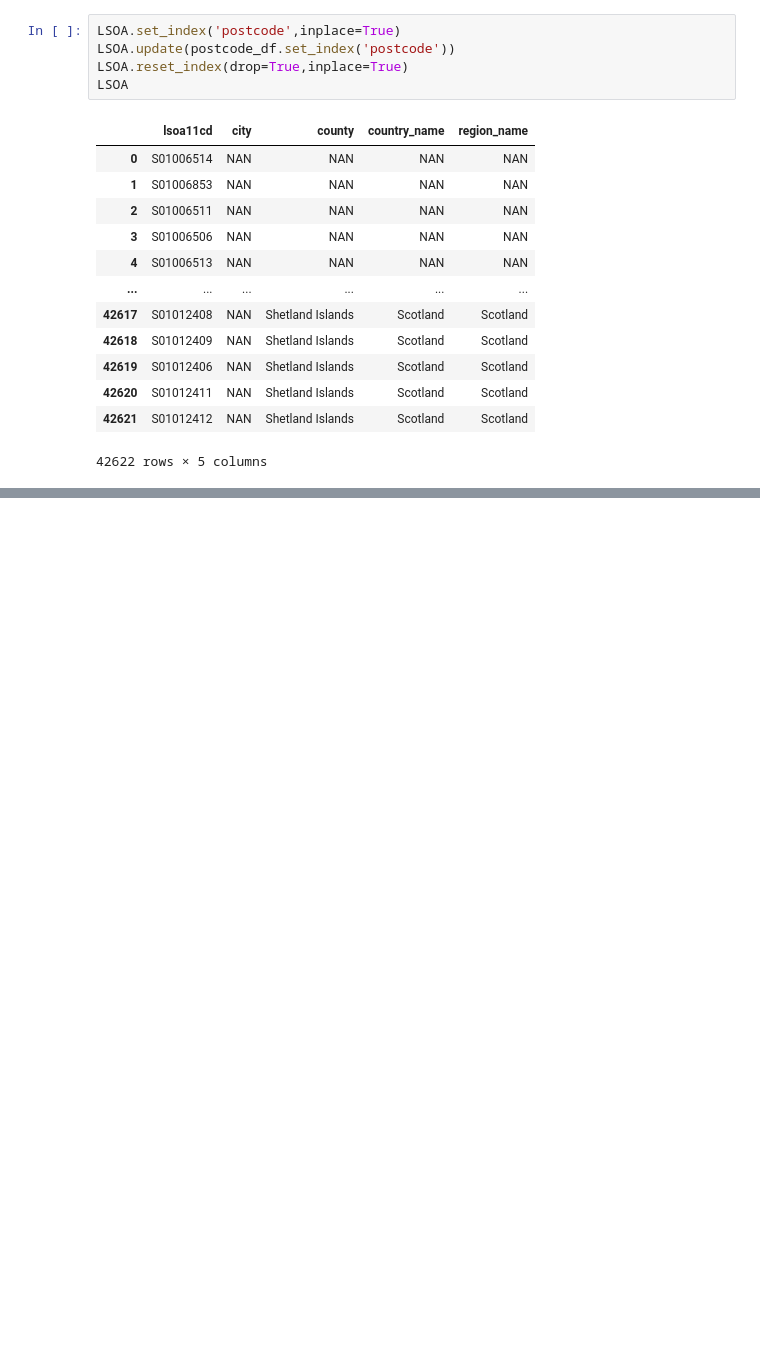
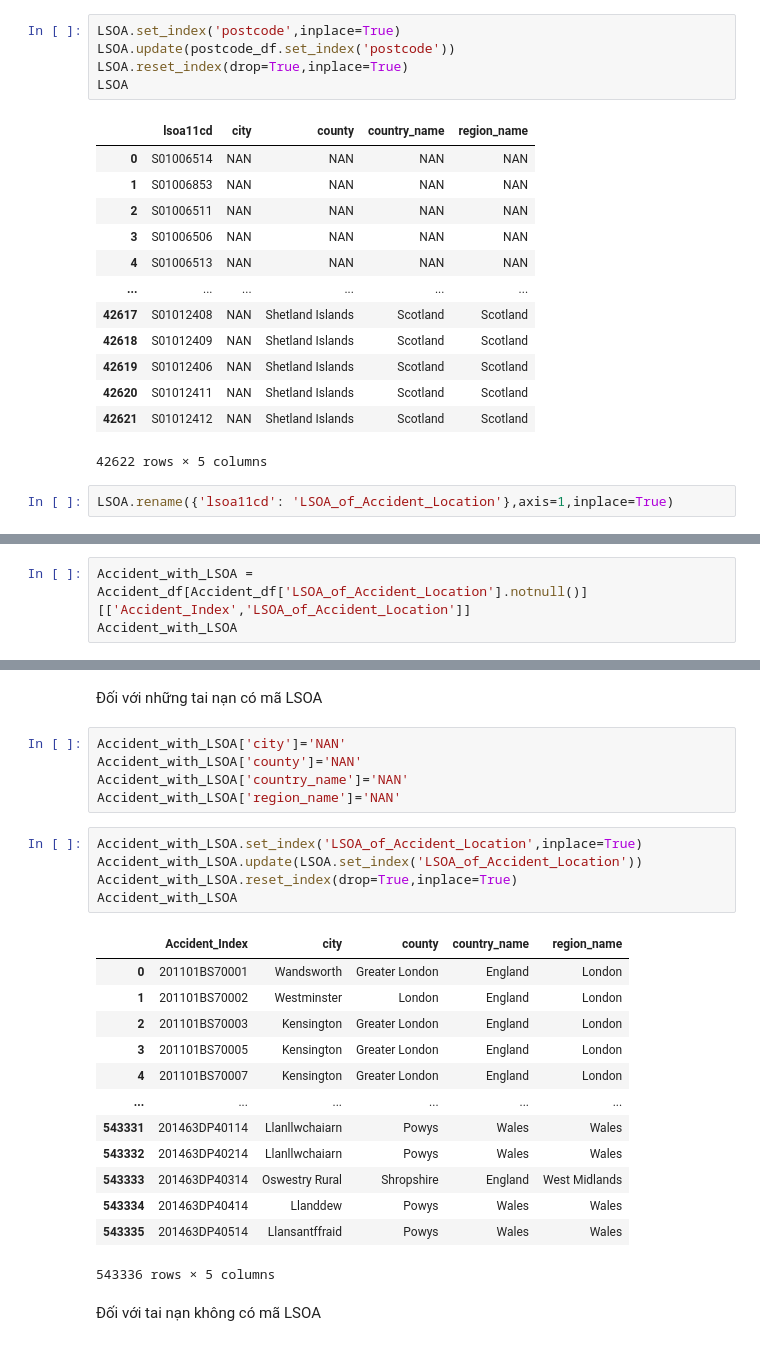
Before and after one commit to thetinhnguyen/TTKD-16-DATH, a Jupyter notebook: Data/Colab/Merge_file_and_download.ipynb, the cells around one changed output, grey strips where cells are left out. Saved outputs shown, nothing was run; the diff lists cells and outputs as text; blank space fills up the shorter version.

```diff
--- a/Data/Colab/Merge_file_and_download.ipynb
+++ b/Data/Colab/Merge_file_and_download.ipynb
@@ -267,4 +271,6 @@ LSOA
 | 42620 | S01012411 | NAN | Shetland Islands | Scotland | Scotland |
 | 42621 | S01012412 | NAN | Shetland Islands | Scotland | Scotland |
 42622 rows × 5 columns
+# %%
+LSOA.rename({'lsoa11cd': 'LSOA_of_Accident_Location'},axis=1,inplace=True)
 # %%
@@ -275,0 +304,3 @@ files.download('LSOA_to_dim_Eng_Wales.csv')
+# %%
+Accident_with_LSOA = Accident_df[Accident_df['LSOA_of_Accident_Location'].notnull()][['Accident_Index','LSOA_of_Accident_Location']]
+Accident_with_LSOA
@@ -275,0 +338,28 @@ files.download('LSOA_to_dim_Eng_Wales.csv')
+# %% [markdown]
+Đối với những tai nạn có mã LSOA
+# %%
+Accident_with_LSOA['city']='NAN'
+Accident_with_LSOA['county']='NAN'
+Accident_with_LSOA['country_name']='NAN'
+Accident_with_LSOA['region_name']='NAN'
+# %%
+Accident_with_LSOA.set_index('LSOA_of_Accident_Location',inplace=True)
+Accident_with_LSOA.update(LSOA.set_index('LSOA_of_Accident_Location'))
+Accident_with_LSOA.reset_index(drop=True,inplace=True)
+Accident_with_LSOA
+# %% [output]
+|  | Accident_Index | city | county | country_name | region_name |
+| 0 | 201101BS70001 | Wandsworth | Greater London | England | London |
+| 1 | 201101BS70002 | Westminster | London | England | London |
+| 2 | 201101BS70003 | Kensington | Greater London | England | London |
+| 3 | 201101BS70005 | Kensington | Greater London | England | London |
+| 4 | 201101BS70007 | Kensington | Greater London | England | London |
+| ... | ... | ... | ... | ... | ... |
+| 543331 | 201463DP40114 | Llanllwchaiarn | Powys | Wales | Wales |
+| 543332 | 201463DP40214 | Llanllwchaiarn | Powys | Wales | Wales |
+| 543333 | 201463DP40314 | Oswestry Rural | Shropshire | England | West Midlands |
+| 543334 | 201463DP40414 | Llanddew | Powys | Wales | Wales |
+| 543335 | 201463DP40514 | Llansantffraid | Powys | Wales | Wales |
+543336 rows × 5 columns
+# %% [markdown]
+Đối với tai nạn không có mã LSOA
```
Also changed, not shown: parts of 21 cells of this notebook.
